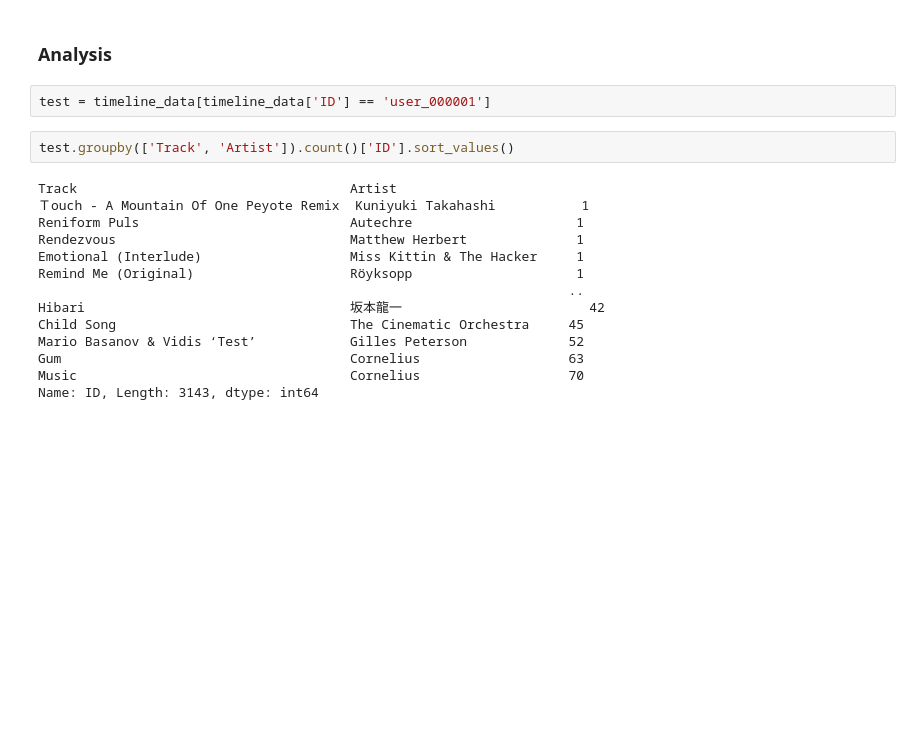
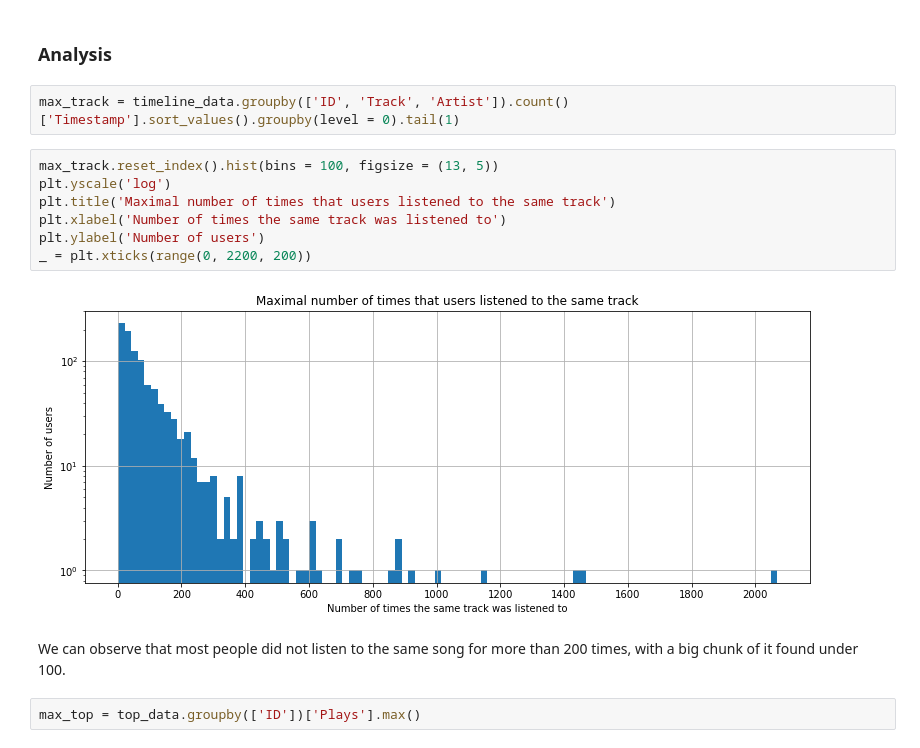
Before and after one commit to Caotick/mlbd-project, a Jupyter notebook: mlbd_project.ipynb, the cells around one changed output. Drawn from its saved outputs; the diff is of its cells as text; blank space fills up the shorter version.

```diff
--- a/mlbd_project.ipynb
+++ b/mlbd_project.ipynb
@@ -70,21 +75,18 @@ timeline_data.head()
 | 4 | user_000001 | 2009-05-04T13:42:11Z | a7f7df4a-77d8-4f12-8acd-5c60c93f4de8 | 坂本龍一 | NaN | Mc1 (Live_2009_4_15) |
 # %% [markdown]
 ### Analysis
-# %%
-test = timeline_data[timeline_data['ID'] == 'user_000001']
 # %%
-test.groupby(['Track', 'Artist']).count()['ID'].sort_values()
+max_track = timeline_data.groupby(['ID', 'Track', 'Artist']).count()['Timestamp'].sort_values().groupby(level = 0).tail(1)
-# %% [output]
-Track                                   Artist
-Ｔouch - A Mountain Of One Peyote Remix  Kuniyuki Takahashi           1
-Reniform Puls                           Autechre                     1
-Rendezvous                              Matthew Herbert              1
-Emotional (Interlude)                   Miss Kittin & The Hacker     1
-Remind Me (Original)                    Röyksopp                     1
-                                                                    ..
-Hibari                                  坂本龍一                        42
-Child Song                              The Cinematic Orchestra     45
-Mario Basanov & Vidis ‘Test’            Gilles Peterson             52
-Gum                                     Cornelius                   63
-Music                                   Cornelius                   70
-Name: ID, Length: 3143, dtype: int64
+# %%
+max_track.reset_index().hist(bins = 100, figsize = (13, 5))
+plt.yscale('log')
+plt.title('Maximal number of times that users listened to the same track')
+plt.xlabel('Number of times the same track was listened to')
+plt.ylabel('Number of users')
+_ = plt.xticks(range(0, 2200, 200))
+# %% [output]
+[figure, added]
+# %% [markdown]
+We can observe that most people did not listen to the same song for more than 200 times, with a big chunk of it found under 100.
+# %%
+max_top = top_data.groupby(['ID'])['Plays'].max()
```
Also changed, not shown: parts of 9 cells of this notebook.
